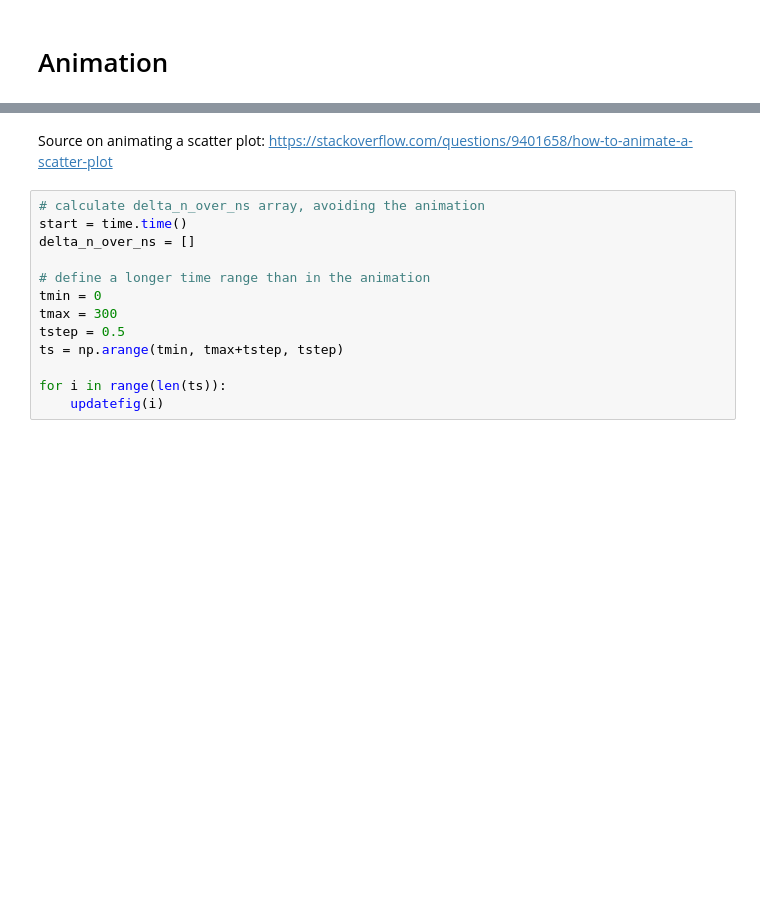
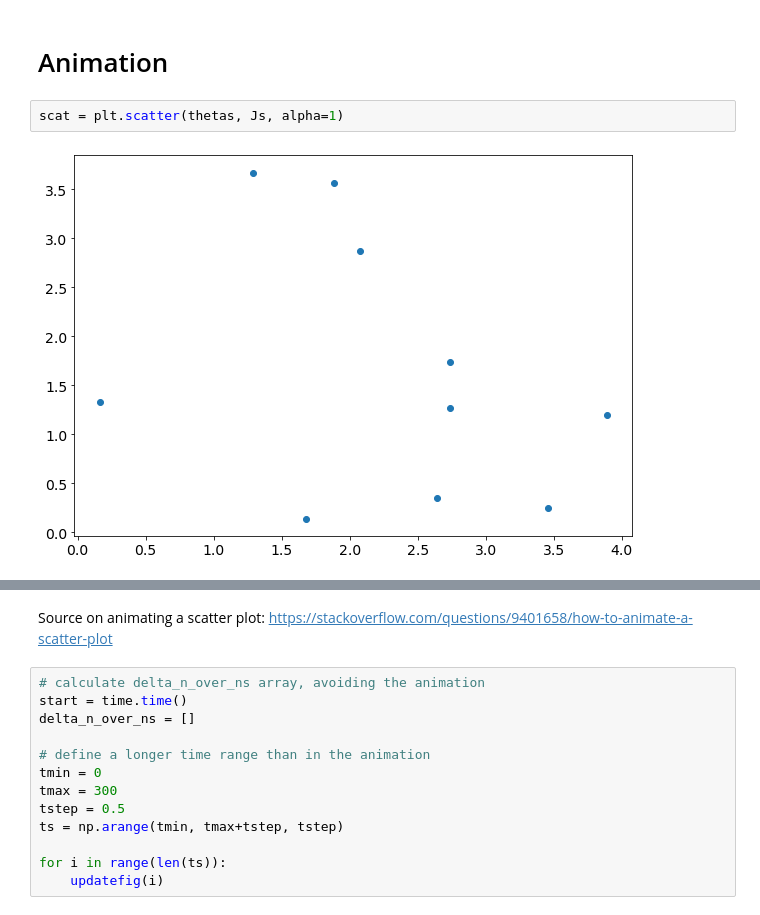
Before and after one commit to Jupiter1994/plasma-echo, a Jupyter notebook: Sampling Particle Trajectories.ipynb, the cells around one changed output, grey strips where cells are left out. Saved outputs shown, nothing was run; the diff lists cells and outputs as text; blank space fills up the shorter version.

```diff
--- a/Sampling Particle Trajectories.ipynb
+++ b/Sampling Particle Trajectories.ipynb
@@ -216,5 +216,9 @@ n_0 = 455
 # %% [markdown]
 # Animation
+# %%
+scat = plt.scatter(thetas, Js, alpha=1)
+# %% [output]
+[figure, added]
 # %%
 # make the animation
 fig = plt.figure(figsize=(10,10))
```
Also changed, not shown: parts of 3 cells of this notebook, 8 other files.
